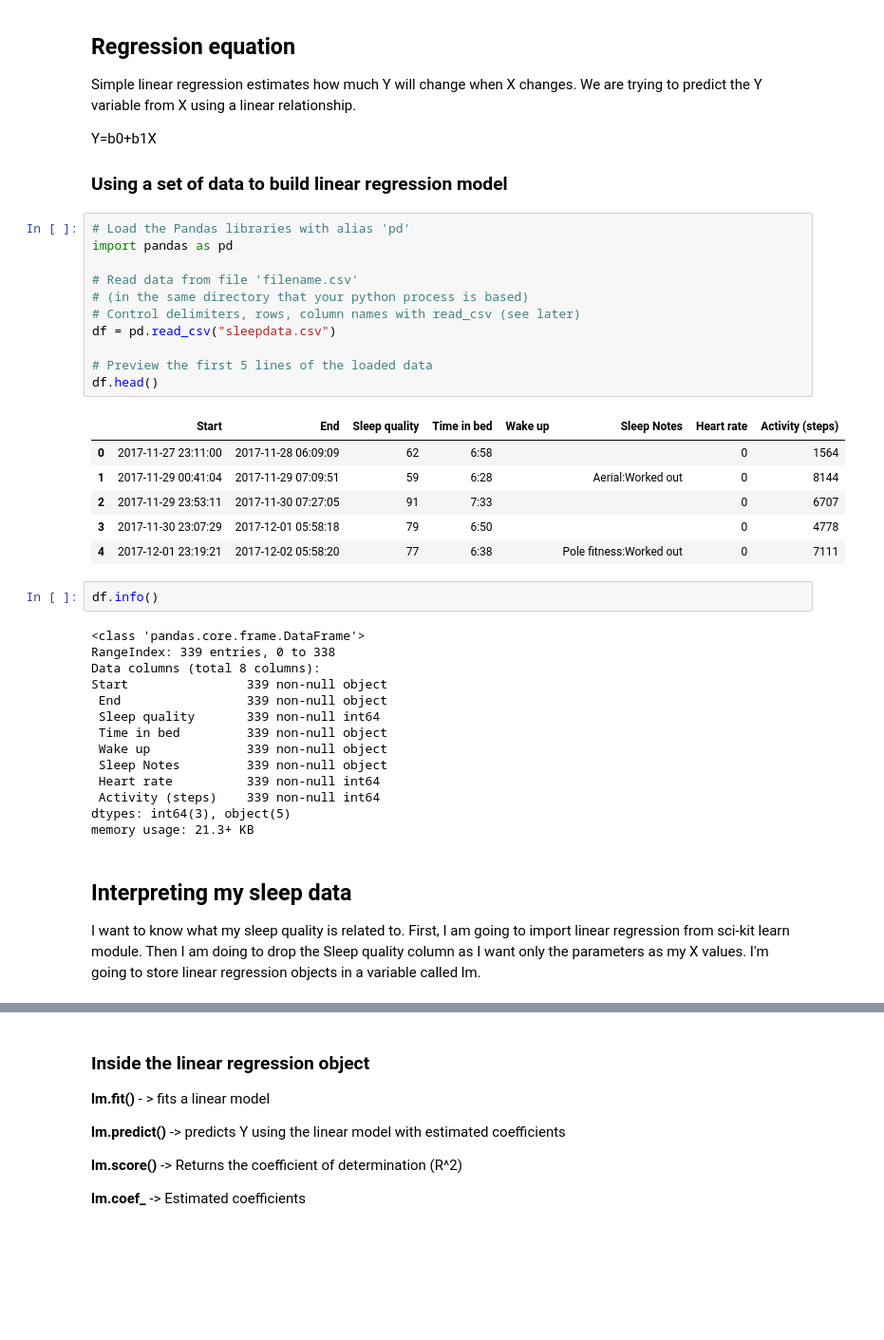
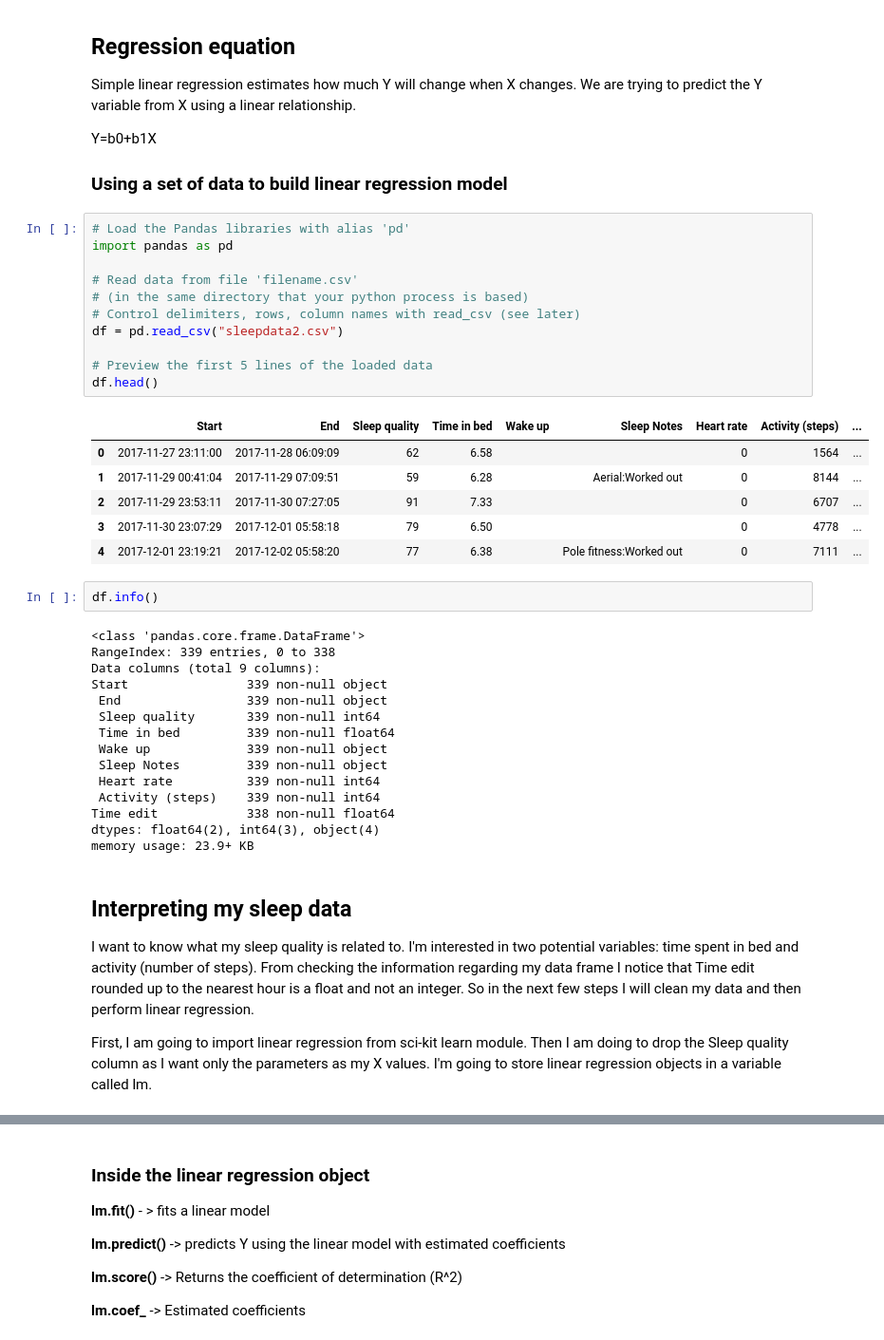
Before and after one commit to JenniferOwen/Practice_sleep_data, a Jupyter notebook: Simple Linear Regression.ipynb, the cells around one changed output, grey strips where cells are left out. Shown: that part at 95% size. Saved outputs shown, nothing was run; the diff lists cells and outputs as text; blank space fills up the shorter version.

Commit message:
Added extra analysis to Simple Linear Regression file, updated sleepdata.csv to remove extra lines inbetween rows

```diff
--- a/Simple Linear Regression.ipynb
+++ b/Simple Linear Regression.ipynb
@@ -15,38 +15,41 @@ Y=b0+b1X
 # %%
 # Load the Pandas libraries with alias 'pd'
 import pandas as pd
 
 # Read data from file 'filename.csv'
 # (in the same directory that your python process is based)
 # Control delimiters, rows, column names with read_csv (see later)
-df = pd.read_csv("sleepdata.csv")
+df = pd.read_csv("sleepdata2.csv")
 
 # Preview the first 5 lines of the loaded data
 df.head()
 # %% [output]
-|  | Start | End | Sleep quality | Time in bed | Wake up | Sleep Notes | Heart rate | Activity (steps) |
-| 0 | 2017-11-27 23:11:00 | 2017-11-28 06:09:09 | 62 | 6:58 |  |  | 0 | 1564 |
-| 1 | 2017-11-29 00:41:04 | 2017-11-29 07:09:51 | 59 | 6:28 |  | Aerial:Worked out | 0 | 8144 |
-| 2 | 2017-11-29 23:53:11 | 2017-11-30 07:27:05 | 91 | 7:33 |  |  | 0 | 6707 |
-| 3 | 2017-11-30 23:07:29 | 2017-12-01 05:58:18 | 79 | 6:50 |  |  | 0 | 4778 |
-| 4 | 2017-12-01 23:19:21 | 2017-12-02 05:58:20 | 77 | 6:38 |  | Pole fitness:Worked out | 0 | 7111 |
+|  | Start | End | Sleep quality | Time in bed | Wake up | Sleep Notes | Heart rate | Activity (steps) | ... |
+| 0 | 2017-11-27 23:11:00 | 2017-11-28 06:09:09 | 62 | 6.58 |  |  | 0 | 1564 | ... |
+| 1 | 2017-11-29 00:41:04 | 2017-11-29 07:09:51 | 59 | 6.28 |  | Aerial:Worked out | 0 | 8144 | ... |
+| 2 | 2017-11-29 23:53:11 | 2017-11-30 07:27:05 | 91 | 7.33 |  |  | 0 | 6707 | ... |
+| 3 | 2017-11-30 23:07:29 | 2017-12-01 05:58:18 | 79 | 6.50 |  |  | 0 | 4778 | ... |
+| 4 | 2017-12-01 23:19:21 | 2017-12-02 05:58:20 | 77 | 6.38 |  | Pole fitness:Worked out | 0 | 7111 | ... |
 # %%
 df.info()
 # %% [output]
 <class 'pandas.core.frame.DataFrame'>
 RangeIndex: 339 entries, 0 to 338
-Data columns (total 8 columns):
+Data columns (total 9 columns):
 Start                339 non-null object
  End                 339 non-null object
  Sleep quality       339 non-null int64
- Time in bed         339 non-null object
+ Time in bed         339 non-null float64
  Wake up             339 non-null object
  Sleep Notes         339 non-null object
  Heart rate          339 non-null int64
  Activity (steps)    339 non-null int64
-dtypes: int64(3), object(5)
-memory usage: 21.3+ KB
+Time edit            338 non-null float64
+dtypes: float64(2), int64(3), object(4)
+memory usage: 23.9+ KB
 # %% [markdown]
 ## Interpreting my sleep data
 
-I want to know what my sleep quality is related to. First, I am going to import linear regression from sci-kit learn module. Then I am doing to drop the Sleep quality column as I want only the parameters as my X values. I'm going to store linear regression objects in a variable called lm.
+I want to know what my sleep quality is related to. I'm interested in two potential variables: time spent in bed and activity (number of steps). From checking the information regarding my data frame I notice that Time edit rounded up to the nearest hour is a float and not an integer. So in the next few steps I will clean my data and then perform linear regression.
+
+First, I am going to import linear regression from sci-kit learn module. Then I am doing to drop the Sleep quality column as I want only the parameters as my X values. I'm going to store linear regression objects in a variable called lm.
```
Also changed, not shown: parts of 12 cells of this notebook, 2 other files.
